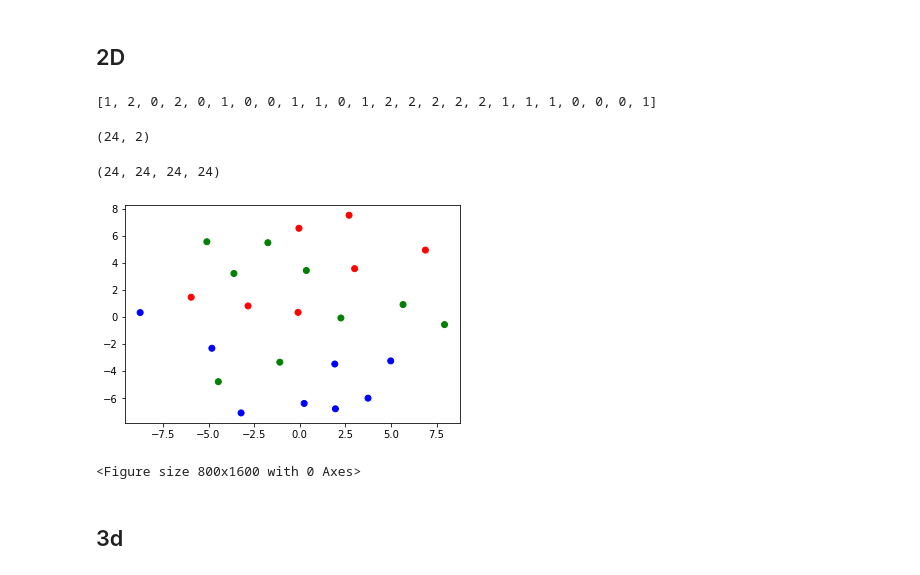
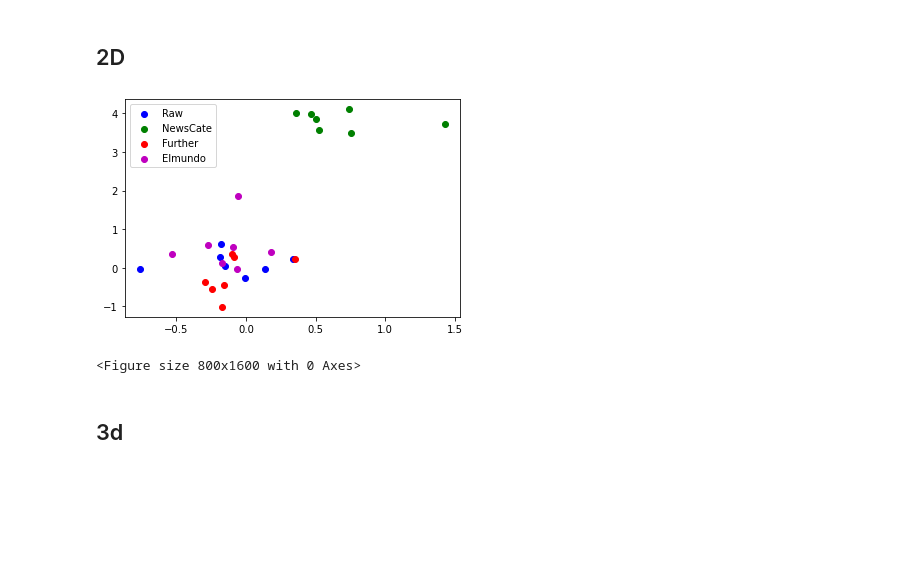
Before and after one commit to HuHang-koko5/Roberta, a Jupyter notebook: News-Classifier/MDS.ipynb, the cells around one changed output. Drawn from its saved outputs; the diff is of its cells as text; code cells hidden in the pictures; blank space fills up the shorter version.

```diff
--- a/News-Classifier/MDS.ipynb
+++ b/News-Classifier/MDS.ipynb
@@ -63,3 +58,11 @@ CATES = [26]
+# %%
+MODEL_NAME = 'skimai/spanberta-base-cased'
+pmodel = 'results/NewsCate-finetune-1121/3e-05-128/1121-epoch-3.pth'
+model1 = 'results/elmundo_on_trained-1202/3e-05-128/1202-epoch-4.pth'
+model2 = 'results/elmundo_raw_model-results-1202/3e-05-128/1202-epoch-4.pth'
+MODELS = [MODEL_NAME,pmodel,model1,model2]
+MODELNAMES = ['Raw','NewsCate',"Further",'Elmundo']
+CATES = [26,26,7,7]
 # %%
 bert_results = []
 cls_results = []
@@ -114,6 +111,2 @@ import matplotlib.pyplot as plt
 # %% [markdown]
 ## 2D
-# %%
-tars[0]
-# %% [output]
-[1, 2, 0, 2, 0, 1, 0, 0, 1, 1, 0, 1, 2, 2, 2, 2, 2, 1, 1, 1, 0, 0, 0, 1]
@@ -120,34 +118,25 @@ tars[0]
 # %%
-import numpy as np
-from sklearn.manifold import MDS
 mds2 = MDS(n_components=2)
-x = np.squeeze(cls_results[0])
-x.shape
-x_transformed = mds2.fit_transform(x)
-x_transformed.shape
+trans_2d = []
+for x in cls_results:
+    x = np.squeeze(x)
+    x_transformed = mds2.fit_transform(x)
+    trans_2d.append(x)
-# %% [output]
-(24, 2)
 # %%
-colors = ['b','g','r']
+colors = ['b','g','r','m']
 #colors = tuple([(np.random.random(),np.random.random(),np.random.random()) for i in range(CATE_USE)])
-colors = [rgb2hex(x) for x in colors]
-dot_color = [colors[i] for i in tars[0]]
-xs, ys, cs, ts = x_transformed[:,0], x_transformed[:,1], dot_color, tars[0]
-len(xs),len(ys),len(cs),len(ts)
+fig = plt.figure()
+plt.figure(figsize=(2,4), dpi=400)
+ax = fig.add_subplot(1,1,1)
+for idx,pots in enumerate(trans_2d):
+    xs, ys, cs, ts = pots[:,0], pots[:,1], colors[idx], MODELNAMES[idx]
+    # print(len(xs),len(ys))
+    ax.scatter(xs,ys,c=cs,label=ts)
+    ax.legend()
+fig.savefig('2d_cluster')
 # %% [output]
+[figure, added]
-(24, 24, 24, 24)
+<Figure size 800x1600 with 0 Axes>
-# %%
-fig = plt.figure()
-plt.figure(figsize=(2,4), dpi=400)
-ax = fig.add_subplot(1,1,1)
-label_set = list(set(tars[0]))
-ax.scatter(xs,ys,c=cs,label=ts)
-
-#legend = ax.legend(loc='best')
-fig.savefig('cluster')
-# %% [output]
-[figure, removed]
-<Figure size 800x1600 with 0 Axes>
 # %% [markdown]
 ## 3d
 # %%
```
Also changed, not shown: parts of 14 cells of this notebook, 4 other files.
